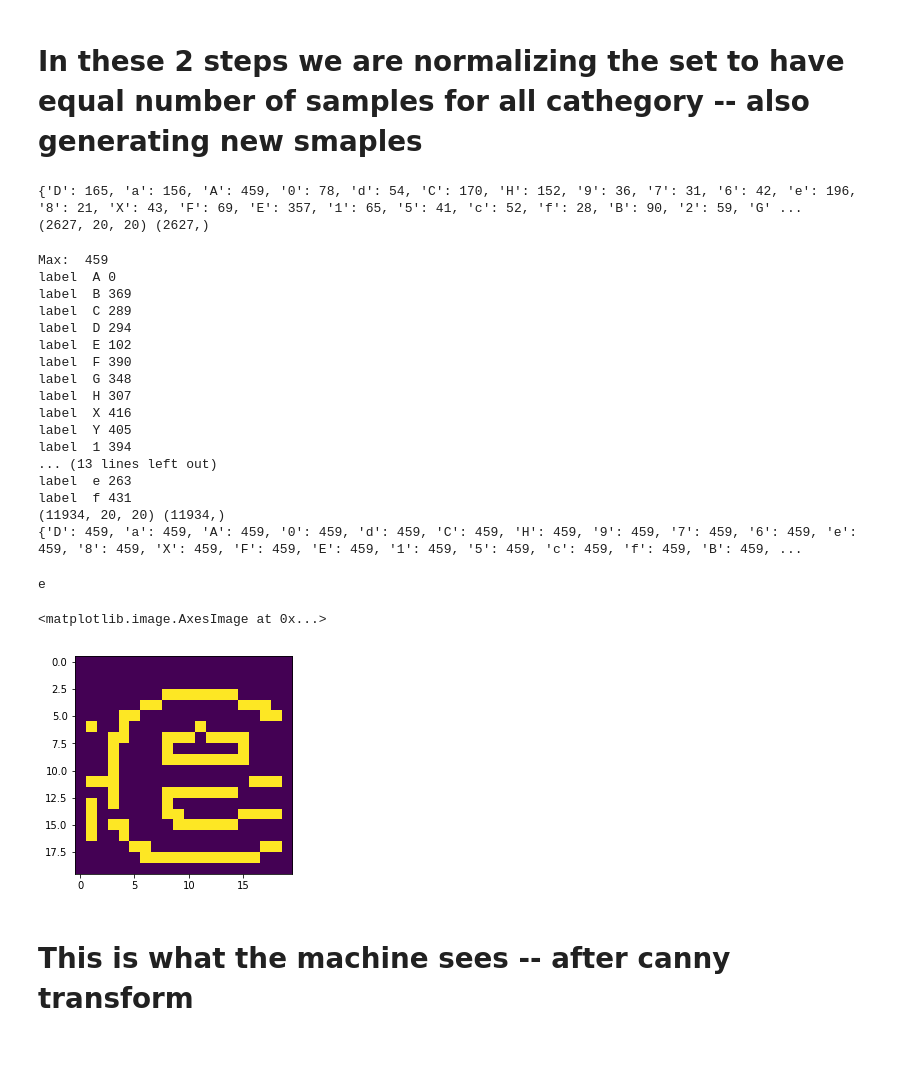
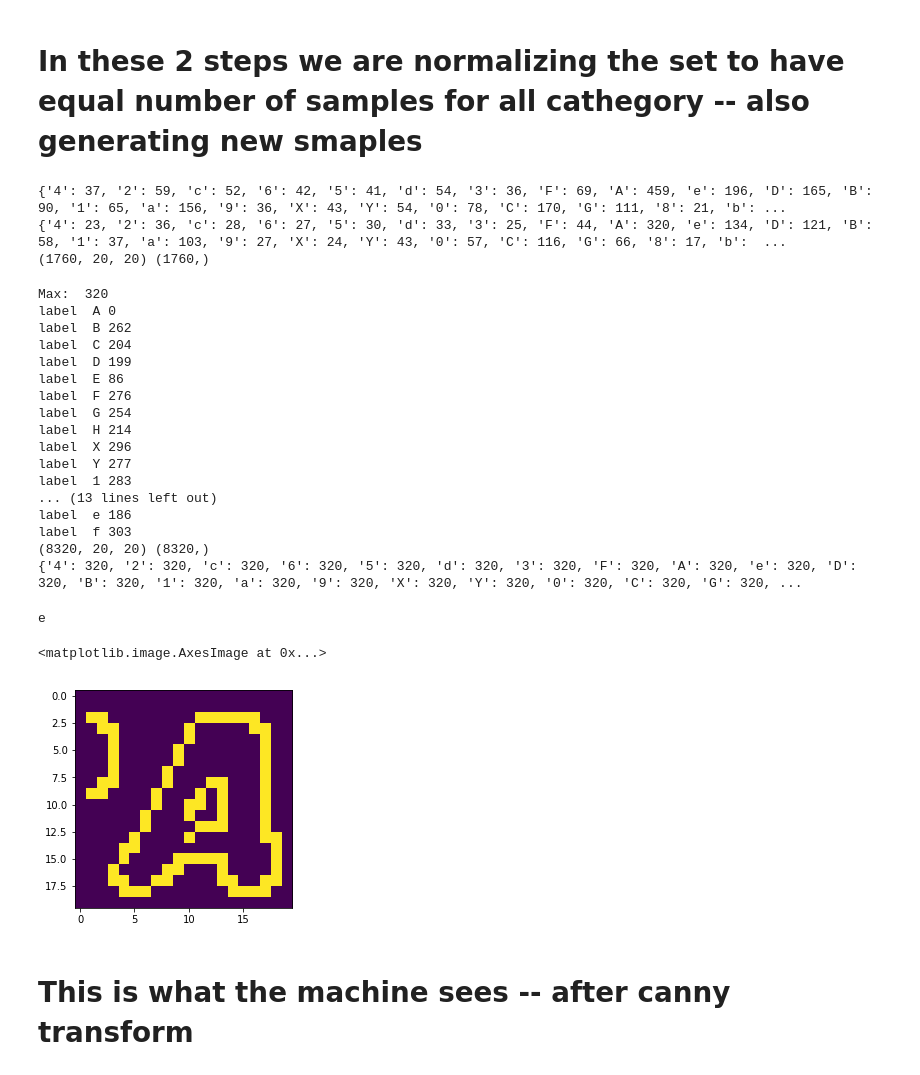
Before and after one commit to tempflip/char_recognition, a Jupyter notebook: char_classify.ipynb, the cells around one changed output. Saved outputs shown, nothing was run; the diff lists cells and outputs as text; code cells hidden in the pictures.

```diff
--- a/char_classify.ipynb
+++ b/char_classify.ipynb
@@ -76,3 +78,7 @@ labels = labels[mask]
 print (images.shape, labels.shape)
 # %% [output]
 (2627, 20, 20) (2627,)
+# %%
+# splitting for training ant testing
+images_train, images_test, labels_train, labels_test = model_selection.train_test_split(images, labels, test_size=0.33, random_state=45)
+print (images_train.shape, images_test.shape, labels_train.shape, labels_test.shape)
@@ -87,10 +95,12 @@ def label_stats(labels, letters):
     return stats
 
 print (label_stats(labels, letters))
-print (images.shape, labels.shape)
+print (label_stats(labels_train, letters))
+print (images_train.shape, labels_train.shape)
 # %% [output]
-{'D': 165, 'a': 156, 'A': 459, '0': 78, 'd': 54, 'C': 170, 'H': 152, '9': 36, '7': 31, '6': 42, 'e': 196, '8': 21, 'X': 43, 'F': 69, 'E': 357, '1': 65, '5': 41, 'c': 52, 'f': 28, 'B': 90, '2': 59, 'G' ...
-(2627, 20, 20) (2627,)
+{'4': 37, '2': 59, 'c': 52, '6': 42, '5': 41, 'd': 54, '3': 36, 'F': 69, 'A': 459, 'e': 196, 'D': 165, 'B': 90, '1': 65, 'a': 156, '9': 36, 'X': 43, 'Y': 54, '0': 78, 'C': 170, 'G': 111, '8': 21, 'b': ...
+{'4': 23, '2': 36, 'c': 28, '6': 27, '5': 30, 'd': 33, '3': 25, 'F': 44, 'A': 320, 'e': 134, 'D': 121, 'B': 58, '1': 37, 'a': 103, '9': 27, 'X': 24, 'Y': 43, '0': 57, 'C': 116, 'G': 66, '8': 17, 'b':  ...
+(1760, 20, 20) (1760,)
 # %%
 # generates more images the way that every sample has equal number
 def generate_and_eq_more_images(images, labels, letters):
@@ -118,44 +128,48 @@ def gen_transform(im):
 
 
 
-images, labels = generate_and_eq_more_images(images, labels, letters)
+images_train, labels_train = generate_and_eq_more_images(images_train, labels_train, letters)
 
-print (images.shape, labels.shape)
-print (label_stats(labels, letters))
+print (images_train.shape, labels_train.shape)
+print (label_stats(labels_train, letters))
 # %% [output]
-Max:  459
+Max:  320
 label  A 0
-label  B 369
-label  C 289
-label  D 294
-label  E 102
-label  F 390
-label  G 348
-label  H 307
-label  X 416
-label  Y 405
-label  1 394
+label  B 262
+label  C 204
+label  D 199
+label  E 86
+label  F 276
+label  G 254
+label  H 214
+label  X 296
+label  Y 277
+label  1 283
 ... (13 lines left out)
-label  e 263
-label  f 431
-(11934, 20, 20) (11934,)
-{'D': 459, 'a': 459, 'A': 459, '0': 459, 'd': 459, 'C': 459, 'H': 459, '9': 459, '7': 459, '6': 459, 'e': 459, '8': 459, 'X': 459, 'F': 459, 'E': 459, '1': 459, '5': 459, 'c': 459, 'f': 459, 'B': 459, ...
+label  e 186
+label  f 303
+(8320, 20, 20) (8320,)
+{'4': 320, '2': 320, 'c': 320, '6': 320, '5': 320, 'd': 320, '3': 320, 'F': 320, 'A': 320, 'e': 320, 'D': 320, 'B': 320, '1': 320, 'a': 320, '9': 320, 'X': 320, 'Y': 320, '0': 320, 'C': 320, 'G': 320, ...
 # %%
 ## the canny transform
-im_list = []
-for i in range(len(images)):
-    im_list.append(feature.canny(images[i]))
-images = np.array(im_list)
+# the preprocess function
+def preprocess_images(img_list):
+    im_list = []
+    for i in range(len(img_list)):
+        im_list.append(feature.canny(img_list[i]))
+    return np.array(im_list)
+
+images_train = preprocess_images(images_train)
 # %%
 N = 111
 print(labels[N])
-i = images[N]
+i = images_train[N]
 
 plt.imshow(i)
 # %% [output]
 e
 <matplotlib.image.AxesImage at 0x...>
-[figure, old version]
+[figure, new version]
 # %% [markdown]
 # This is what the machine sees -- after canny transform
 # %%
```
Also changed, not shown: parts of 17 cells of this notebook.
